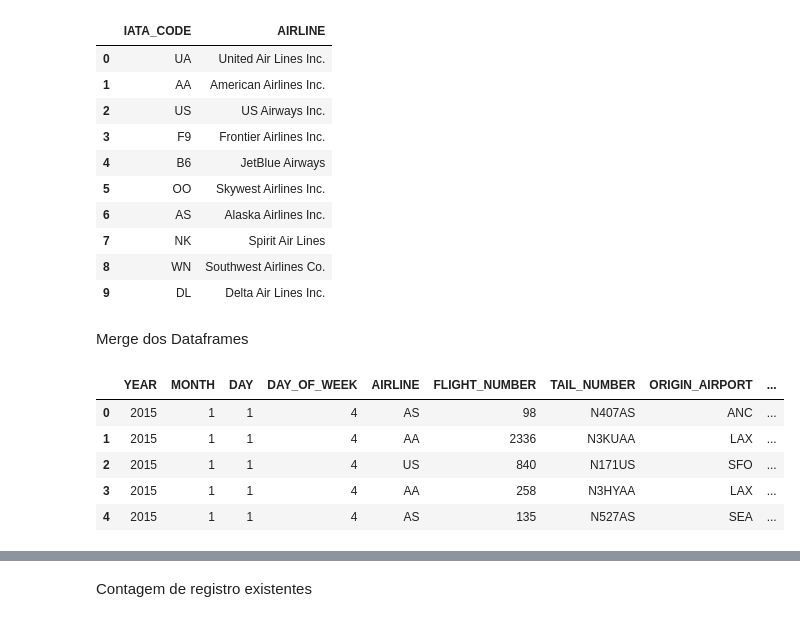
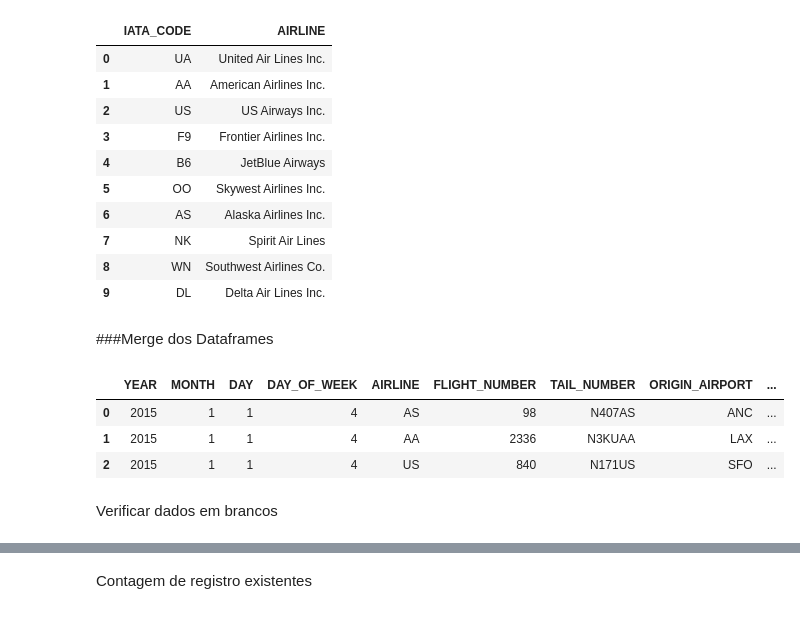
Before and after one commit to fernanda993/Voos_Cancelados, a Jupyter notebook: Analise_Voo.ipynb, the cells around one changed output, grey strips where cells are left out. Cells and saved outputs as stored; diff of their text form; code cells hidden in the pictures.

```diff
--- a/Analise_Voo.ipynb
+++ b/Analise_Voo.ipynb
@@ -53,15 +63,15 @@ companhias_aerias.head(10)
 | 8 | WN | Southwest Airlines Co. |
 | 9 | DL | Delta Air Lines Inc. |
 # %% [markdown]
-Merge dos Dataframes
+###Merge dos Dataframes
 # %%
-  result = pd.merge(voo,aeroport, left_on= 'ORIGIN_AIRPORT',right_on='IATA_CODE',how='left')
+resultado = pd.merge(voo,aeroport, left_on= 'ORIGIN_AIRPORT',right_on='IATA_CODE',how='left')
-# %%
-result.head()
-# %% [output]
-|  | YEAR | MONTH | DAY | DAY_OF_WEEK | AIRLINE | FLIGHT_NUMBER | TAIL_NUMBER | ORIGIN_AIRPORT | ... |
-| 0 | 2015 | 1 | 1 | 4 | AS | 98 | N407AS | ANC | ... |
-| 1 | 2015 | 1 | 1 | 4 | AA | 2336 | N3KUAA | LAX | ... |
-| 2 | 2015 | 1 | 1 | 4 | US | 840 | N171US | SFO | ... |
-| 3 | 2015 | 1 | 1 | 4 | AA | 258 | N3HYAA | LAX | ... |
-| 4 | 2015 | 1 | 1 | 4 | AS | 135 | N527AS | SEA | ... |
+# %%
+resultado.head(3)
+# %% [output]
+|  | YEAR | MONTH | DAY | DAY_OF_WEEK | AIRLINE | FLIGHT_NUMBER | TAIL_NUMBER | ORIGIN_AIRPORT | ... |
+| 0 | 2015 | 1 | 1 | 4 | AS | 98 | N407AS | ANC | ... |
+| 1 | 2015 | 1 | 1 | 4 | AA | 2336 | N3KUAA | LAX | ... |
+| 2 | 2015 | 1 | 1 | 4 | US | 840 | N171US | SFO | ... |
+# %% [markdown]
+Verificar dados em brancos
```
Also changed, not shown: parts of 21 cells of this notebook.
